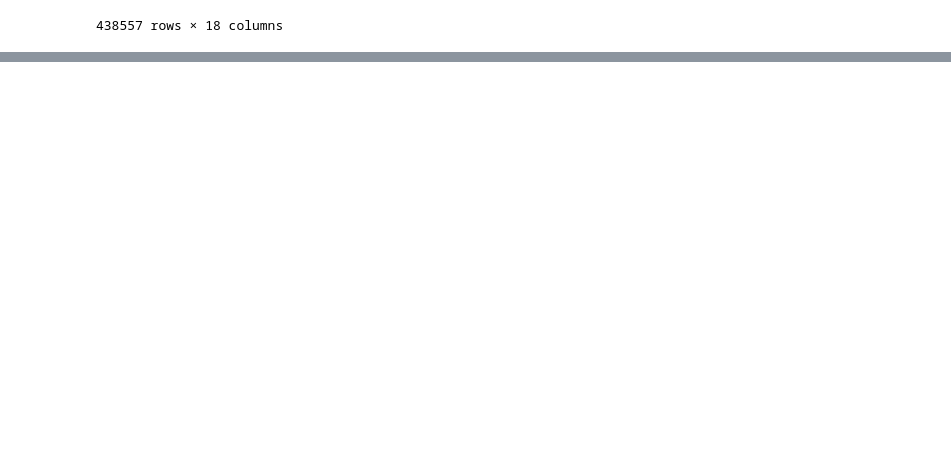
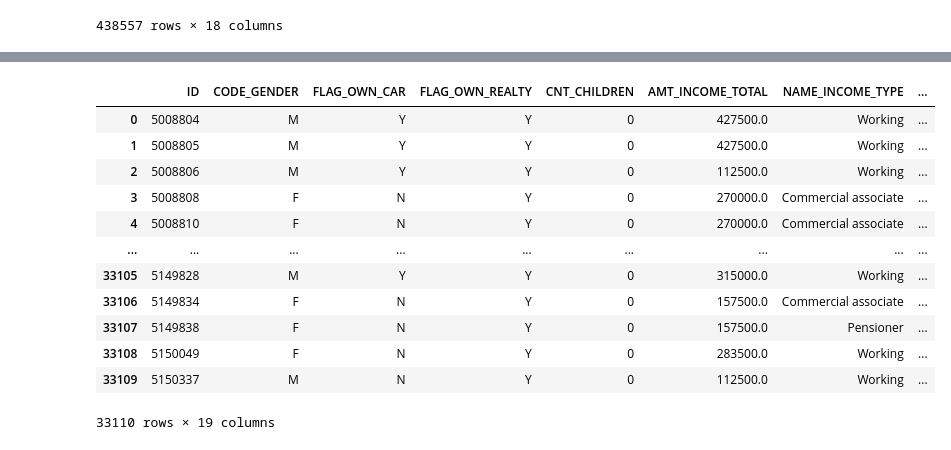
Before and after one commit to abroche/scorekeepers, a Jupyter notebook: Credit_Score_Predictor.ipynb, the cells around one changed output, grey strips where cells are left out. Cells and saved outputs as stored; diff of their text form; code cells hidden in the pictures; blank space fills up the shorter version.

```diff
--- a/Credit_Score_Predictor.ipynb
+++ b/Credit_Score_Predictor.ipynb
@@ -36,0 +83,5 @@ df_application
+# %%
+# Get mode status
+mode_status = df_credit.groupby('ID')['STATUS'].agg(lambda x: x.mode()[0]).reset_index()
+mode_status.rename(columns={'STATUS': 'mode_status'}, inplace=True)
+mode_status.head()
@@ -36,0 +95,18 @@ df_application
+# %%
+# Merge mode status with the application records
+merged_df = pd.merge(df_application, mode_status, on='ID', how='inner')
+merged_df
+# %% [output]
+|  | ID | CODE_GENDER | FLAG_OWN_CAR | FLAG_OWN_REALTY | CNT_CHILDREN | AMT_INCOME_TOTAL | NAME_INCOME_TYPE | ... |
+| 0 | 5008804 | M | Y | Y | 0 | 427500.0 | Working | ... |
+| 1 | 5008805 | M | Y | Y | 0 | 427500.0 | Working | ... |
+| 2 | 5008806 | M | Y | Y | 0 | 112500.0 | Working | ... |
+| 3 | 5008808 | F | N | Y | 0 | 270000.0 | Commercial associate | ... |
+| 4 | 5008810 | F | N | Y | 0 | 270000.0 | Commercial associate | ... |
+| ... | ... | ... | ... | ... | ... | ... | ... | ... |
+| 33105 | 5149828 | M | Y | Y | 0 | 315000.0 | Working | ... |
+| 33106 | 5149834 | F | N | Y | 0 | 157500.0 | Commercial associate | ... |
+| 33107 | 5149838 | F | N | Y | 0 | 157500.0 | Pensioner | ... |
+| 33108 | 5150049 | F | N | Y | 0 | 283500.0 | Working | ... |
+| 33109 | 5150337 | M | N | Y | 0 | 112500.0 | Working | ... |
+33110 rows × 19 columns
```
Also changed, not shown: parts of 13 cells of this notebook, 2 other files.
